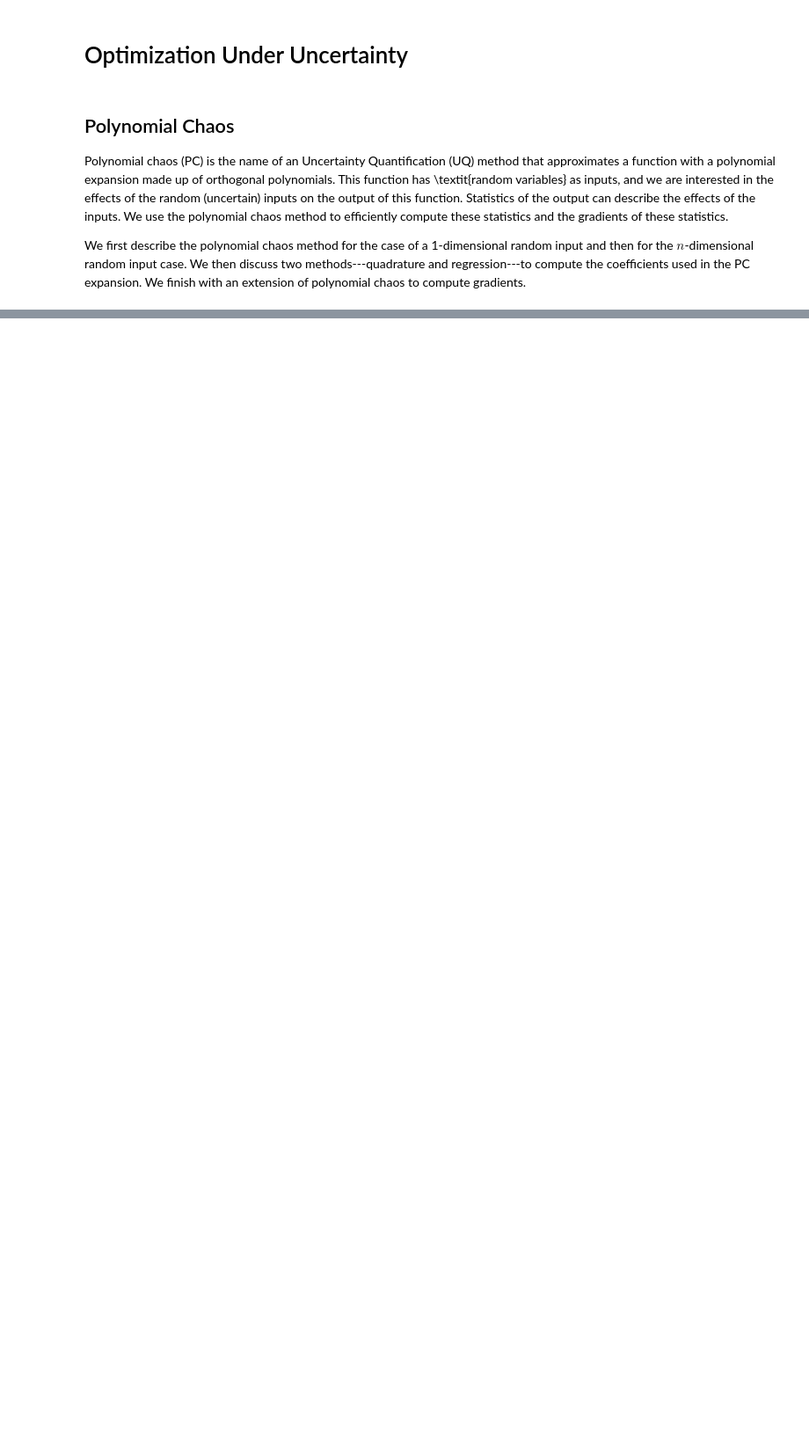
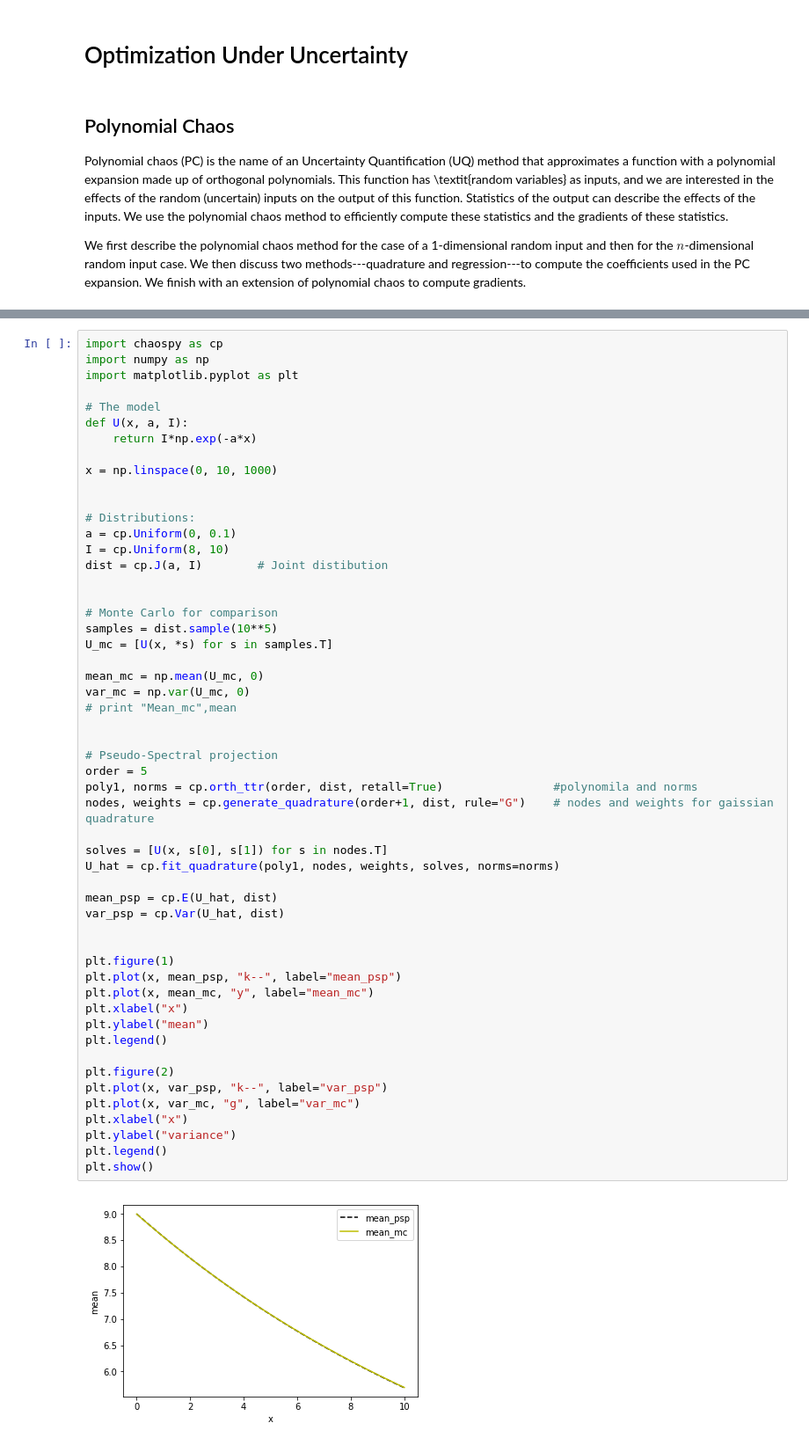
Before and after one commit to byuflowlab/ouu, a Jupyter notebook: OUU.ipynb, the cells around one changed output, grey strips where cells are left out. Shown at 88% size. Drawn from its saved outputs; the diff is of its cells as text; blank space fills up the shorter version.

Commit message:
Basic example implementations in chaospy.

```diff
--- a/OUU.ipynb
+++ b/OUU.ipynb
@@ -326,0 +299,55 @@ Typical choices of $K$ are 10 or $m$, which are known as 10-fold cross-validatio
+# %%
+import chaospy as cp
+import numpy as np
+import matplotlib.pyplot as plt
+
+# The model
+def U(x, a, I):
+    return I*np.exp(-a*x)
+
+x = np.linspace(0, 10, 1000)
+
+
+# Distributions:
+a = cp.Uniform(0, 0.1)
+I = cp.Uniform(8, 10)
+dist = cp.J(a, I)        # Joint distibution
+
+
+# Monte Carlo for comparison
+samples = dist.sample(10**5)
+U_mc = [U(x, *s) for s in samples.T]
+
+mean_mc = np.mean(U_mc, 0)
+var_mc = np.var(U_mc, 0)
+# print "Mean_mc",mean
+
+
+# Pseudo-Spectral projection
+order = 5
+poly1, norms = cp.orth_ttr(order, dist, retall=True)                #polynomila and norms
+nodes, weights = cp.generate_quadrature(order+1, dist, rule="G")    # nodes and weights for gaissian quadrature
+
+solves = [U(x, s[0], s[1]) for s in nodes.T]
+U_hat = cp.fit_quadrature(poly1, nodes, weights, solves, norms=norms)
+
+mean_psp = cp.E(U_hat, dist)
+var_psp = cp.Var(U_hat, dist)
+
+
+plt.figure(1)
+plt.plot(x, mean_psp, "k--", label="mean_psp")
+plt.plot(x, mean_mc, "y", label="mean_mc")
+plt.xlabel("x")
+plt.ylabel("mean")
+plt.legend()
+
+plt.figure(2)
+plt.plot(x, var_psp, "k--", label="var_psp")
+plt.plot(x, var_mc, "g", label="var_mc")
+plt.xlabel("x")
+plt.ylabel("variance")
+plt.legend()
+plt.show()
+# %% [output]
+[figure, added]
```
Also changed, not shown: parts of 11 cells of this notebook.
